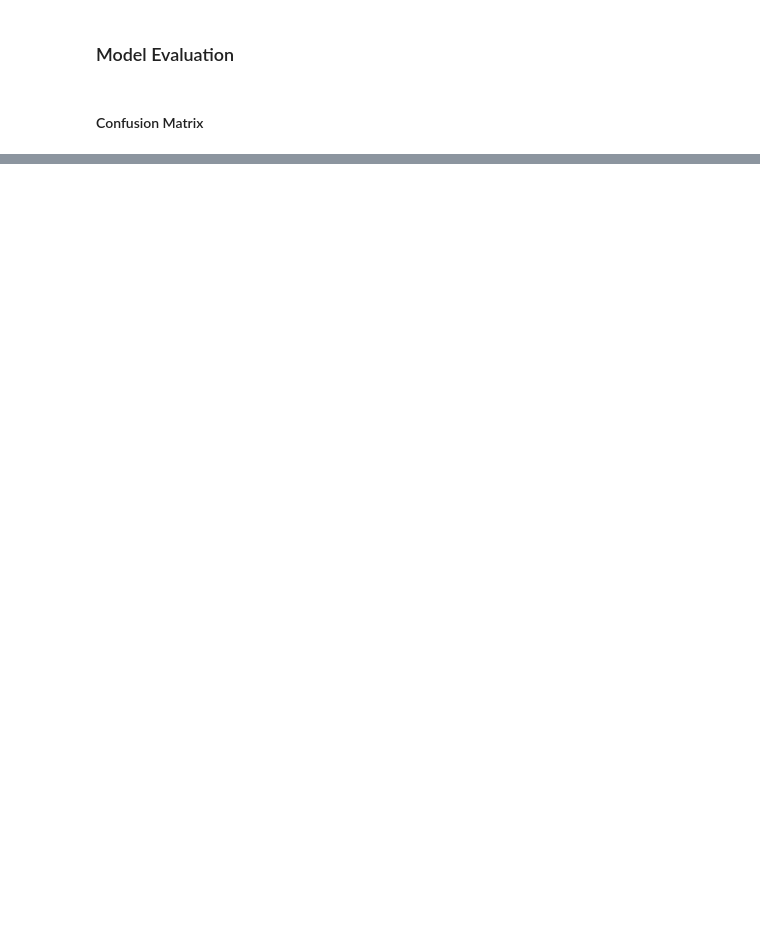
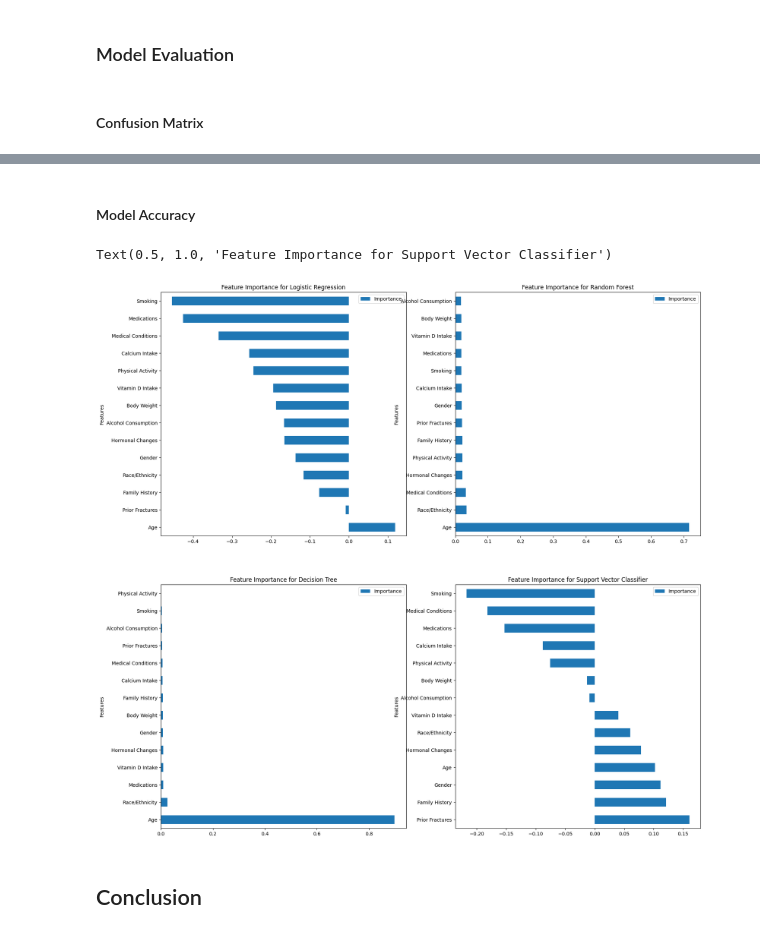
Before and after one commit to karmegamwithai/Osteoporosis-Risk-Prediction, a Jupyter notebook: notebook/Model_Building.ipynb, the cells around one changed output, grey strips where cells are left out. Cells and saved outputs as stored; diff of their text form; code cells hidden in the pictures; blank space fills up the shorter version.

```diff
--- a/notebook/Model_Building.ipynb
+++ b/notebook/Model_Building.ipynb
@@ -237,0 +319,49 @@ fig,ax = plt.sub
+# %% [markdown]
+#### Model Accuracy
+# %%
+fig,ax = plt.subplots(2,2,figsize=(20,20))
+
+#feature Importance graph for logistic regression
+coeff=list(logmodel.coef_[0])
+labels=list(df.drop('Osteoporosis',axis=1).columns)
+features = pd.DataFrame()
+features['Features']=labels
+features['Importance']=coeff
+features.sort_values(by=['Importance'],ascending=False,inplace=True)
+features=features.set_index('Features')
+features.plot(kind='barh',ax=ax[0,0]).set_title("Feature Importance for Logistic Regression")
+
+#feature Importance graph for random forest
+coeff=list(rfc.feature_importances_)
+labels=list(df.drop('Osteoporosis',axis=1).columns)
+features = pd.DataFrame()
+features['Features']=labels
+features['Importance']=coeff
+features.sort_values(by=['Importance'],ascending=False,inplace=True)
+features=features.set_index('Features')
+features.plot(kind='barh',ax=ax[0,1]).set_title("Feature Importance for Random Forest")
+
+#feature Importance graph for decision tree
+coeff =list(dtree.feature_importances_)
+labels=list(df.drop('Osteoporosis',axis=1).columns)
+features=pd.DataFrame()
+features['Features']=labels
+features['Importance']=coeff
+features.sort_values(by=['Importance'],ascending=False,inplace=True)
+features=features.set_index('Features')
+features.plot(kind='barh',ax=ax[1,0]).set_title('Feature Importance for Decision Tree')
+
+#feature Importance graph for Support Vector Classifier
+coeff=list(svc.coef_[0])
+labels=list(df.drop('Osteoporosis',axis=1).columns)
+features=pd.DataFrame()
+features['Features']=labels
+features['Importance']=coeff
+features.sort_values(by=['Importance'],ascending=False,inplace=True)
+features=features.set_index('Features')
+features.plot(kind="barh",ax=ax[1,1]).set_title('Feature Importance for Support Vector Classifier')
+# %% [output]
+Text(0.5, 1.0, 'Feature Importance for Support Vector Classifier')
+[figure, added]
+# %% [markdown]
+## Conclusion
```
Also changed, not shown: parts of 19 cells of this notebook, 1 other file.
